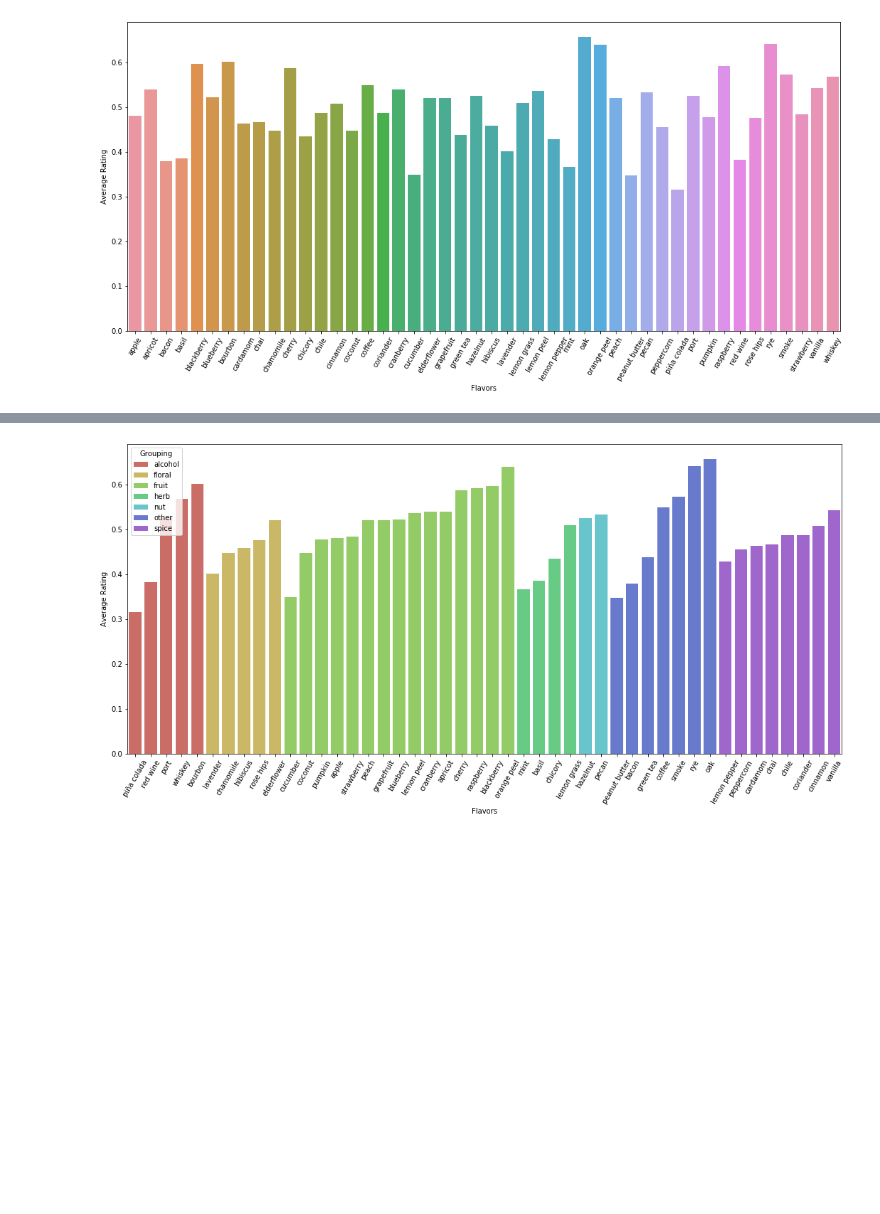
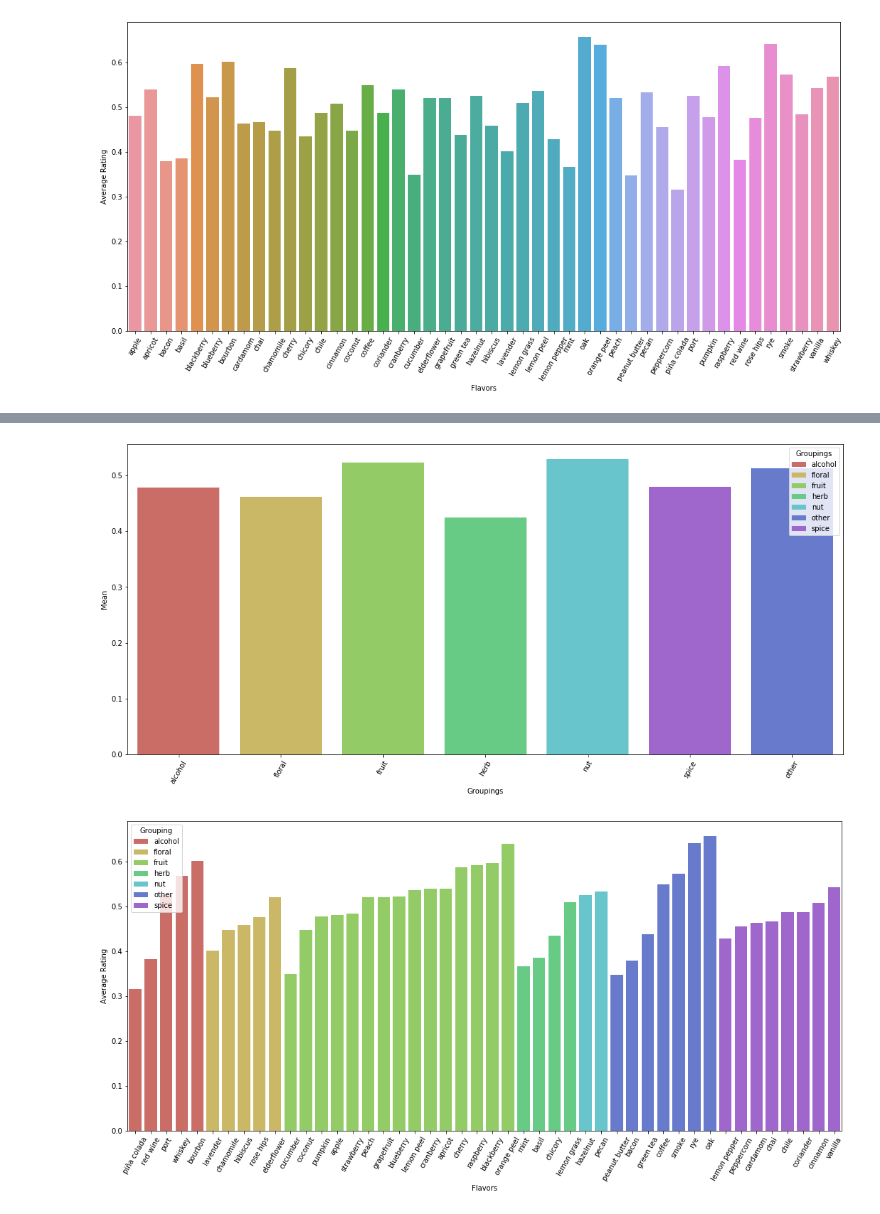
Before and after one commit to SeverineSoltani/Rating_Beer_Styles_and_Additions, a Jupyter notebook: Beers.ipynb, the cells around one changed output, grey strips where cells are left out. Saved outputs shown, nothing was run; the diff lists cells and outputs as text; code cells hidden in the pictures; blank space fills up the shorter version.

Commit message:
Bargraph of mean ratings by grouping of additions

```diff
--- a/Beers.ipynb
+++ b/Beers.ipynb
@@ -84,0 +86,12 @@ new_df = new_df.sort_values(['Grouping', 'Average Rating'])
+# %%
+groupings = new_df['Grouping'].unique()
+new_df = new_df.sort_values(['Grouping', 'Average Rating'])
+grouping_mean = []
+for each in groupings:
+    df1 = new_df[new_df['Grouping'] == each]
+    mean_and_stdev = list(df1.mean())
+    mean_only = mean_and_stdev[0]
+    grouping_mean.append(mean_only)
+
+grouping_df = pd.DataFrame(list(zip(groupings, grouping_mean)), columns = ['Groupings', 'Mean'])
+print(grouping_df)
@@ -85,3 +108,17 @@ new_df = new_df.sort_values(['Grouping', 'Average Rating'])
+# %%
+plt.figure(figsize = (18, 8))
+pal = sns.color_palette('hls', 8)
+ax = sns.barplot(x = grouping_df['Groupings'], y = grouping_df['Mean'],
+                 order = ['alcohol', 'floral', 'fruit', 'herb', 'nut', 'spice', 'other'], palette = pal,
+                 hue = grouping_df['Groupings'], dodge = False)
+
+#ax = sns.barplot(x = new_df['Flavors'], y = new_df['Average Rating'], hue = new_df['Grouping'],
+#yerr = new_df['STDev Rating'], dodge = False, ci = 'sd')
+
+ax.set_xticklabels(ax.get_xticklabels(), rotation = 60)
+plt.show()
+# %% [output]
+[figure, added]
 # %%
 plt.figure(figsize = (18, 8))
 pal = sns.color_palette('hls', 8)
```
Also changed, not shown: parts of 7 cells of this notebook.
